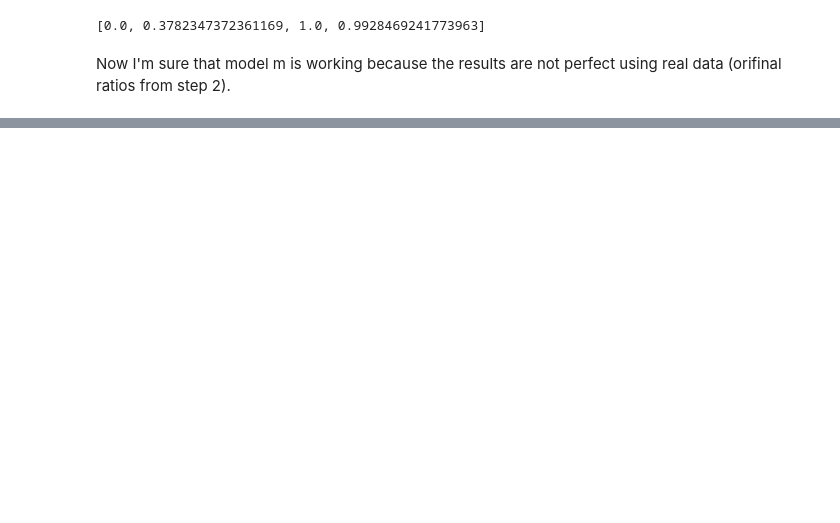
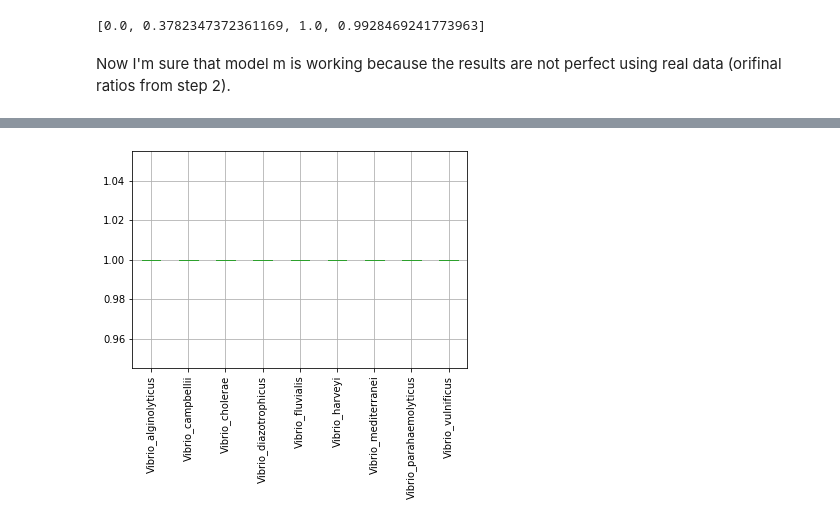
Before and after one commit to apollo994/codon_signature, a Jupyter notebook: model/codon_model.ipynb, the cells around one changed output, grey strips where cells are left out. Cells and saved outputs as stored; diff of their text form; code cells hidden in the pictures; blank space fills up the shorter version.

```diff
--- a/model/codon_model.ipynb
+++ b/model/codon_model.ipynb
@@ -300,5 +319,7 @@ Now I'm sure that model m is working because the results are not perfect using r
 # %%
-predictions = {}
+predictions_real = {}
+predictions_val = {}
 
 for i in species_to_cardinality.keys():
-    predictions[i]=[]
+    predictions_real[i] = []
+    predictions_val[i] = []
@@ -331,0 +401,4 @@ predictions
+# %%
+boxplot_val = predictions_val_df.boxplot(rot=90)
+# %% [output]
+[figure, added]
```
Also changed, not shown: parts of 26 cells of this notebook.
